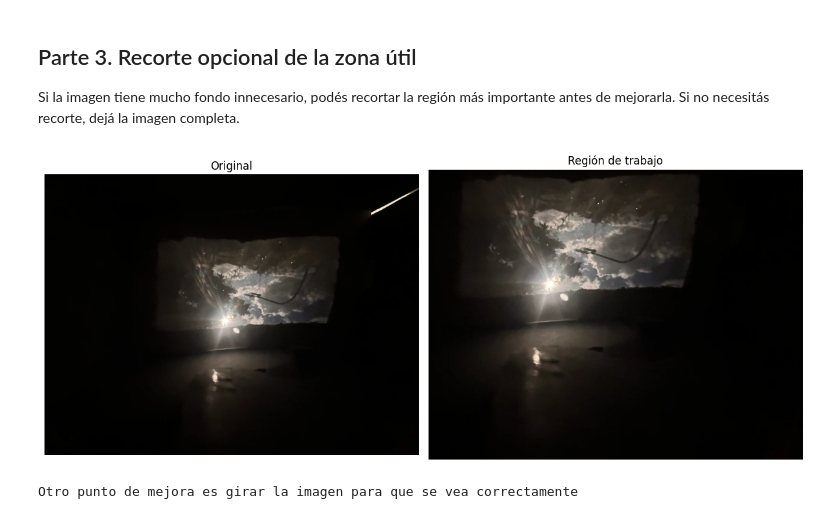
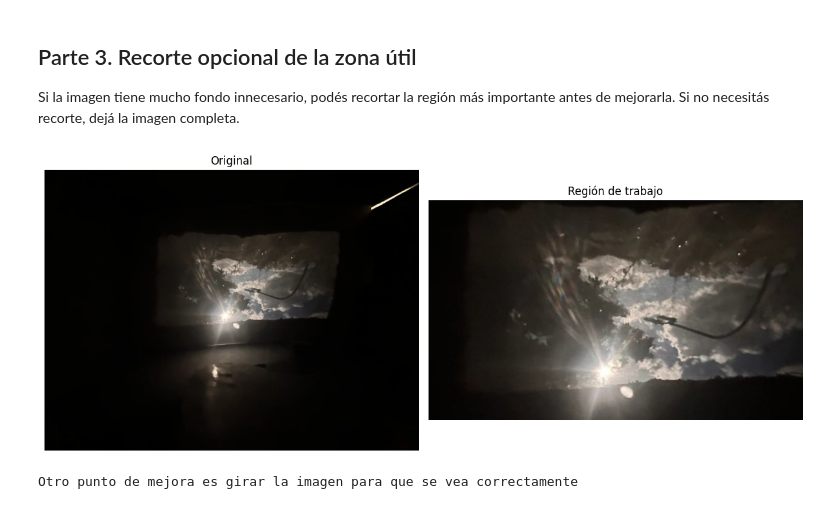
Before and after one commit to maflorencia/lopez-florencia-pdi-1c-2026, a Jupyter notebook: 002/001 - TEO/007 - recuperacion y preprocesamiento de imagenes propias.ipynb, the cells around one changed output. Drawn from its saved outputs; the diff is of its cells as text; code cells hidden in the pictures.

```diff
--- a/002/001 - TEO/007 - recuperacion y preprocesamiento de imagenes propias.ipynb
+++ b/002/001 - TEO/007 - recuperacion y preprocesamiento de imagenes propias.ipynb
@@ -127,14 +127,14 @@ Operación que voy a probar primero: Recortar la imagen
 Si la imagen tiene mucho fondo innecesario, podés recortar la región más importante antes de mejorarla. Si no necesitás recorte, dejá la imagen completa.
 # %%
 # Si no querés recortar, usá toda la imagen.
-y1, y2 = 200,imagen_original.shape[0]
-x1, x2 = 300,imagen_original.shape[1]
+y1, y2 = 210, 580  # Ajusta y2 para recortar lo negro de abajo
+x1, x2 = 320, 950  # Ajusta x2 para recortar lo negro de la derecha
 
 imagen_recortada = imagen_original[y1:y2, x1:x2]
 
 mostrar_comparacion(imagen_original, imagen_recortada, "Original", "Región de trabajo")
 # %% [output]
-[figure, old version]
+[figure, new version]
 # %%
 print("Otro punto de mejora es girar la imagen para que se vea correctamente")
 def girar_imagen(img, modo=-1):
```
Also changed, not shown: parts of 6 cells of this notebook.
